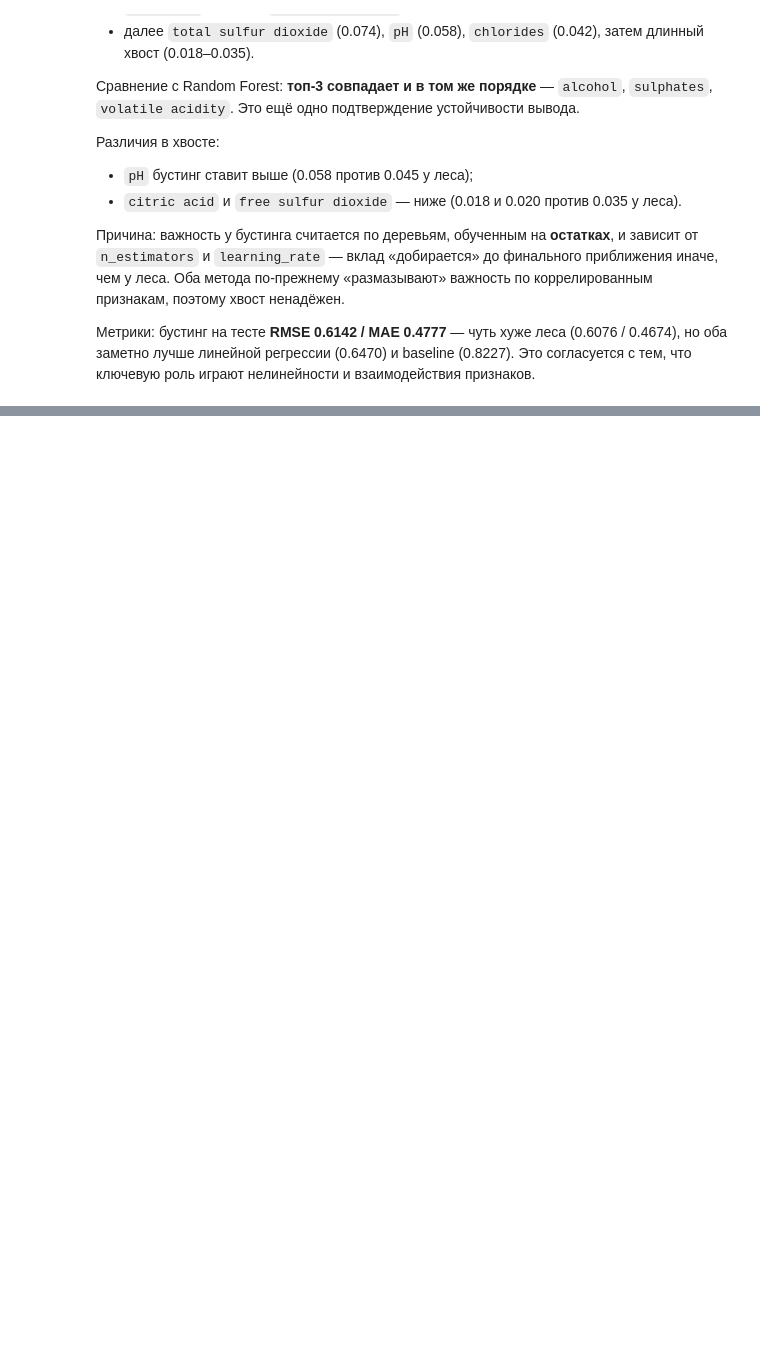
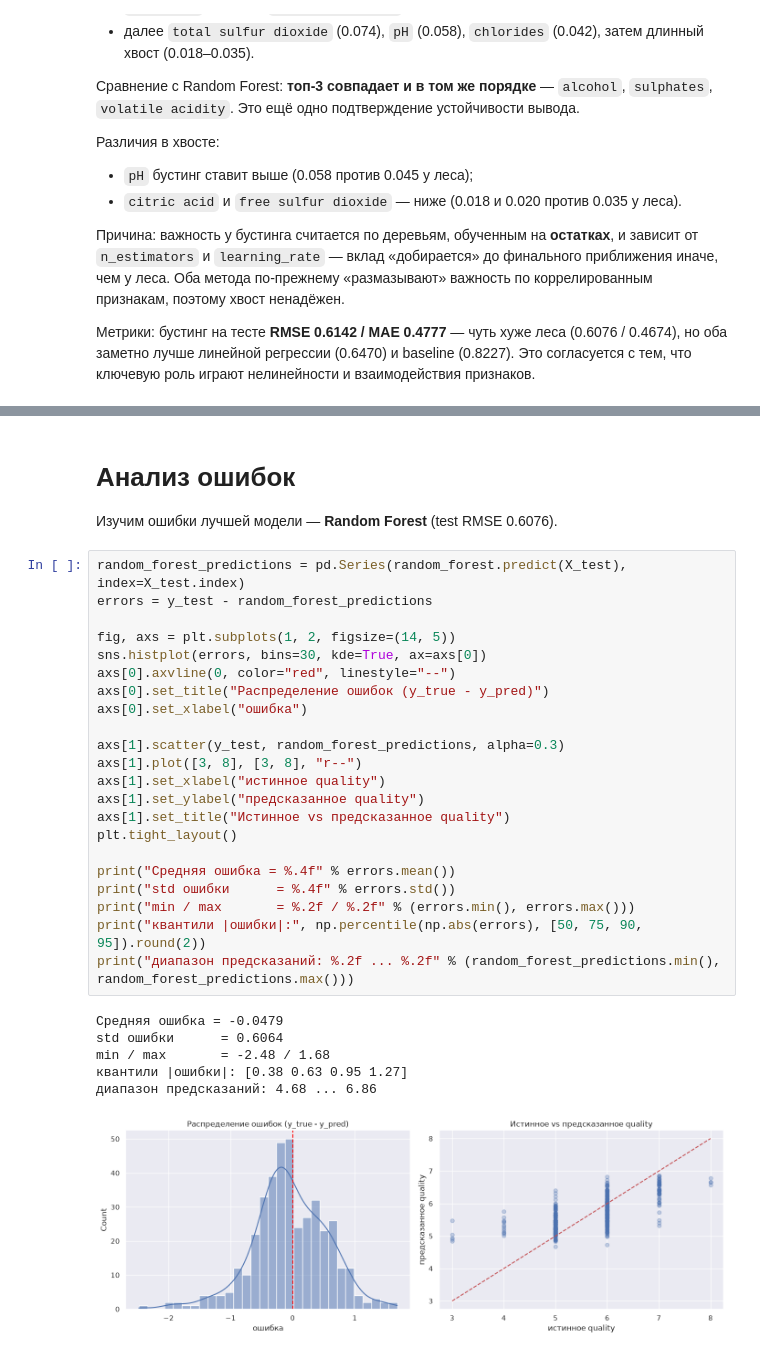
Before and after one commit to Megakret/ml_course_mai, a Jupyter notebook: regression/lab1.ipynb, the cells around one changed output, grey strips where cells are left out. Drawn from its saved outputs; the diff is of its cells as text; blank space fills up the shorter version.

Commit message:
added final table and error analysis

```diff
--- a/regression/lab1.ipynb
+++ b/regression/lab1.ipynb
@@ -677,0 +717,33 @@ comparison.round(4)
+# %% [markdown]
+# Анализ ошибок
+
+Изучим ошибки лучшей модели — **Random Forest** (test RMSE 0.6076).
+# %%
+random_forest_predictions = pd.Series(random_forest.predict(X_test), index=X_test.index)
+errors = y_test - random_forest_predictions
+
+fig, axs = plt.subplots(1, 2, figsize=(14, 5))
+sns.histplot(errors, bins=30, kde=True, ax=axs[0])
+axs[0].axvline(0, color="red", linestyle="--")
+axs[0].set_title("Распределение ошибок (y_true - y_pred)")
+axs[0].set_xlabel("ошибка")
+
+axs[1].scatter(y_test, random_forest_predictions, alpha=0.3)
+axs[1].plot([3, 8], [3, 8], "r--")
+axs[1].set_xlabel("истинное quality")
+axs[1].set_ylabel("предсказанное quality")
+axs[1].set_title("Истинное vs предсказанное quality")
+plt.tight_layout()
+
+print("Средняя ошибка = %.4f" % errors.mean())
+print("std ошибки      = %.4f" % errors.std())
+print("min / max       = %.2f / %.2f" % (errors.min(), errors.max()))
+print("квантили |ошибки|:", np.percentile(np.abs(errors), [50, 75, 90, 95]).round(2))
+print("диапазон предсказаний: %.2f ... %.2f" % (random_forest_predictions.min(), random_forest_predictions.max()))
+# %% [output]
+Средняя ошибка = -0.0479
+std ошибки      = 0.6064
+min / max       = -2.48 / 1.68
+квантили |ошибки|: [0.38 0.63 0.95 1.27]
+диапазон предсказаний: 4.68 ... 6.86
+[figure, added]
```
Also changed, not shown: parts of 8 cells of this notebook.
